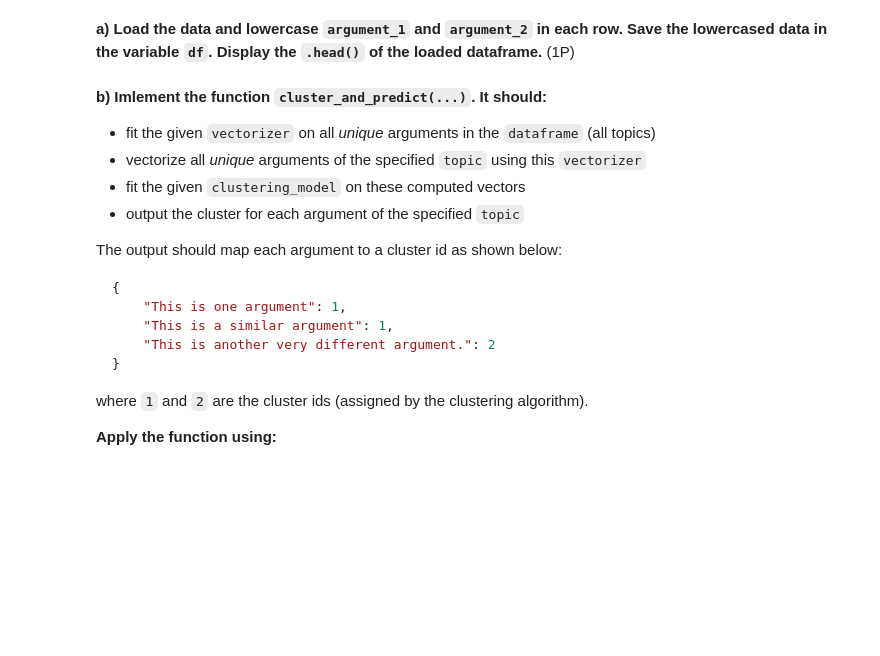
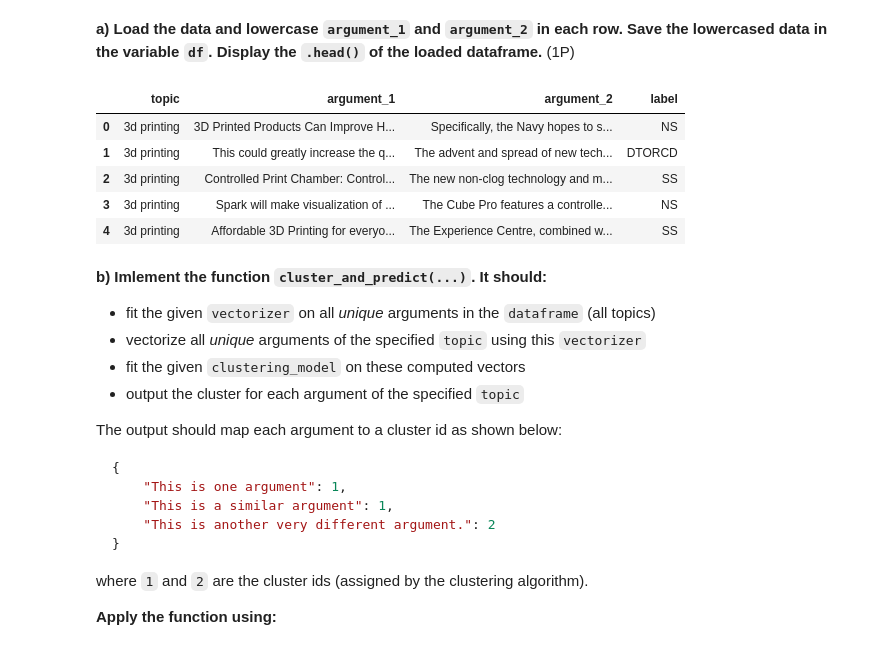
Before and after one commit to BellaEvila/NLP4Web, a Jupyter notebook: Homework 4/homework_4.ipynb, the cells around one changed output. Drawn from its saved outputs; the diff is of its cells as text; code cells hidden in the pictures; blank space fills up the shorter version.

```diff
--- a/Homework 4/homework_4.ipynb
+++ b/Homework 4/homework_4.ipynb
@@ -526,7 +528,16 @@ __a) Load the data and lowercase `argument_1` and `argument_2` in each row. Save
 # %%
 df = pd.DataFrame()
 # YOUR CODE HERE
-raise NotImplementedError()
+#raise NotImplementedError()
+df = pd.read_csv('topic_arguments.tsv', sep='\t')
+df.head()
+# %% [output]
+|  | topic | argument_1 | argument_2 | label |
+| 0 | 3d printing | 3D Printed Products Can Improve H... | Specifically, the Navy hopes to s... | NS |
+| 1 | 3d printing | This could greatly increase the q... | The advent and spread of new tech... | DTORCD |
+| 2 | 3d printing | Controlled Print Chamber: Control... | The new non-clog technology and m... | SS |
+| 3 | 3d printing | Spark will make visualization of ... | The Cube Pro features a controlle... | NS |
+| 4 | 3d printing | Affordable 3D Printing for everyo... | The Experience Centre, combined w... | SS |
 # %%
 # Hidden test cell, don’t modify
 # %% [markdown]
```
Also changed, not shown: parts of 4 cells of this notebook.
